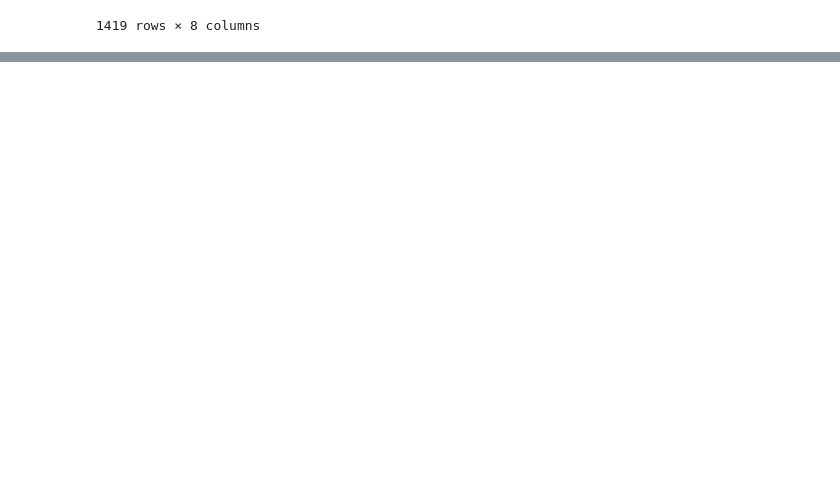
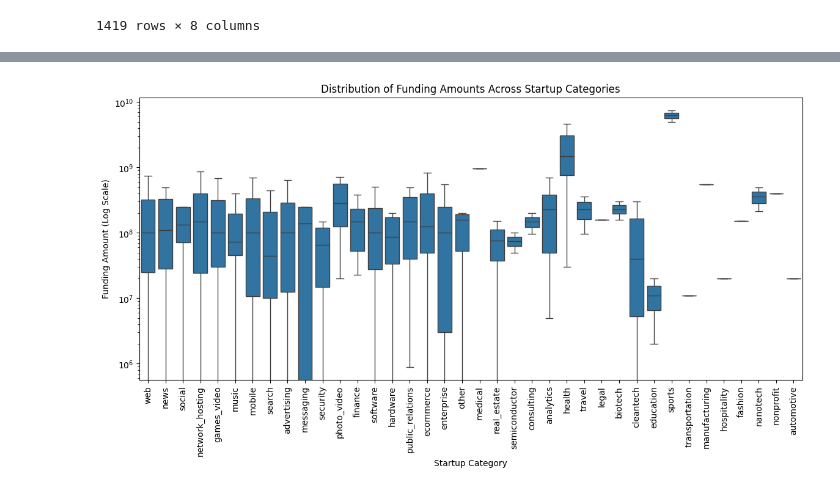
Before and after one commit to ECO225-W2025/eco225-project-code-bollarzhao, a Jupyter notebook: report_1.ipynb, the cells around one changed output, grey strips where cells are left out. Saved outputs shown, nothing was run; the diff lists cells and outputs as text; code cells hidden in the pictures; blank space fills up the shorter version.

```diff
--- a/report_1.ipynb
+++ b/report_1.ipynb
@@ -71,0 +143,11 @@ merged_data.reset_index(drop=True, inplace=True)
+# %%
+plt.figure(figsize=(14, 6))
+sns.boxplot(x="category_code", y="raised_amount", data=final_data, showfliers=False)
+plt.xticks(rotation=90)
+plt.yscale("log")
+plt.title("Distribution of Funding Amounts Across Startup Categories")
+plt.xlabel("Startup Category")
+plt.ylabel("Funding Amount (Log Scale)")
+plt.show()
+# %% [output]
+[figure, added]
```
Also changed, not shown: parts of 9 cells of this notebook.
